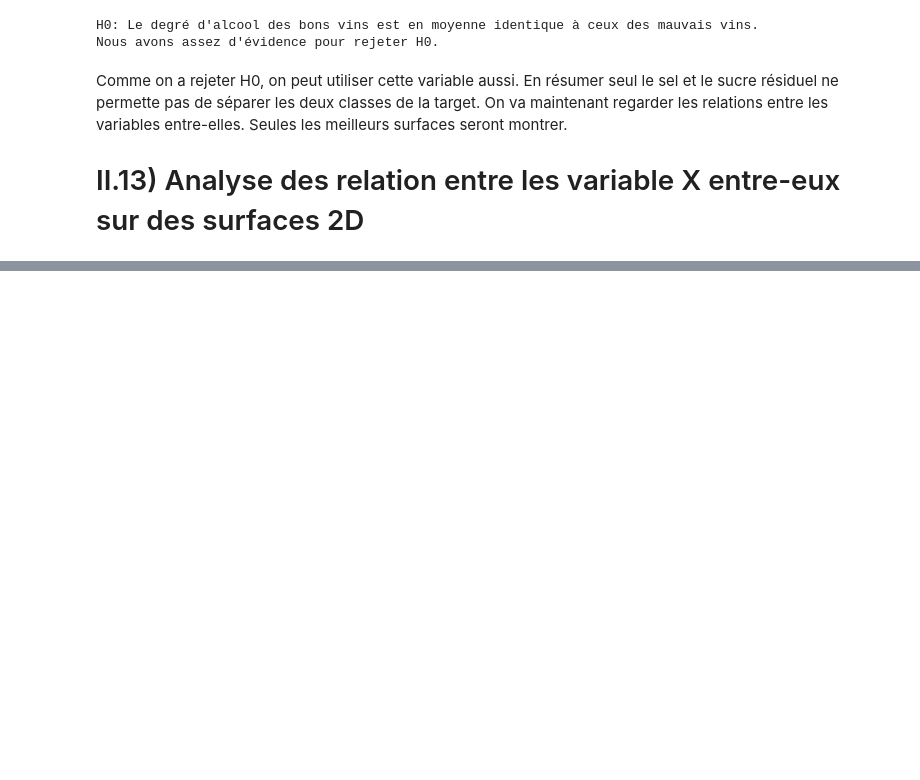
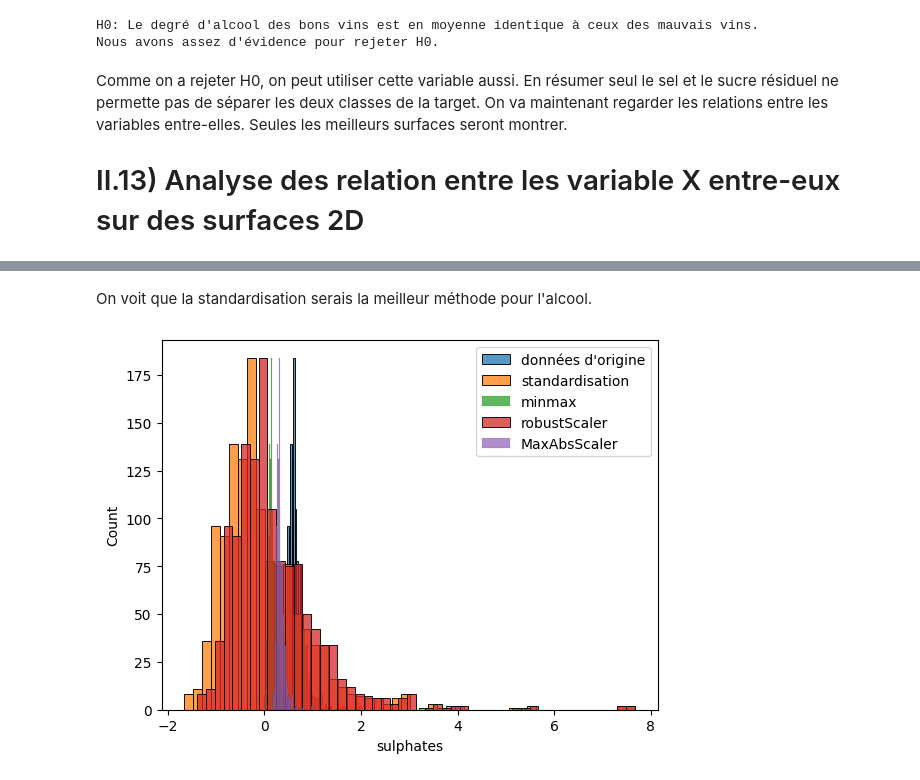
Before and after one commit to fmazur57u/WineQualityPrediction, a Jupyter notebook: winePrediction.ipynb, the cells around one changed output, grey strips where cells are left out. Cells and saved outputs as stored; diff of their text form; code cells hidden in the pictures; blank space fills up the shorter version.

```diff
--- a/winePrediction.ipynb
+++ b/winePrediction.ipynb
@@ -913,0 +968,12 @@ model_1 = make_pipeline(
+# %% [markdown]
+On voit que la standardisation serais la meilleur méthode pour l'alcool.
+# %%
+sns.histplot(data=X_train, x="sulphates", label="données d'origine")
+sns.histplot(data=X_std, x="sulphates", label="standardisation")
+sns.histplot(data=X_minmax, x="sulphates", label="minmax")
+sns.histplot(data=X_robust, x="sulphates", label="robustScaler")
+sns.histplot(data=X_MaxAbs, x="sulphates", label="MaxAbsScaler")
+plt.legend()
+plt.show()
+# %% [output]
+[figure, added]
```
Also changed, not shown: parts of 24 cells of this notebook.
